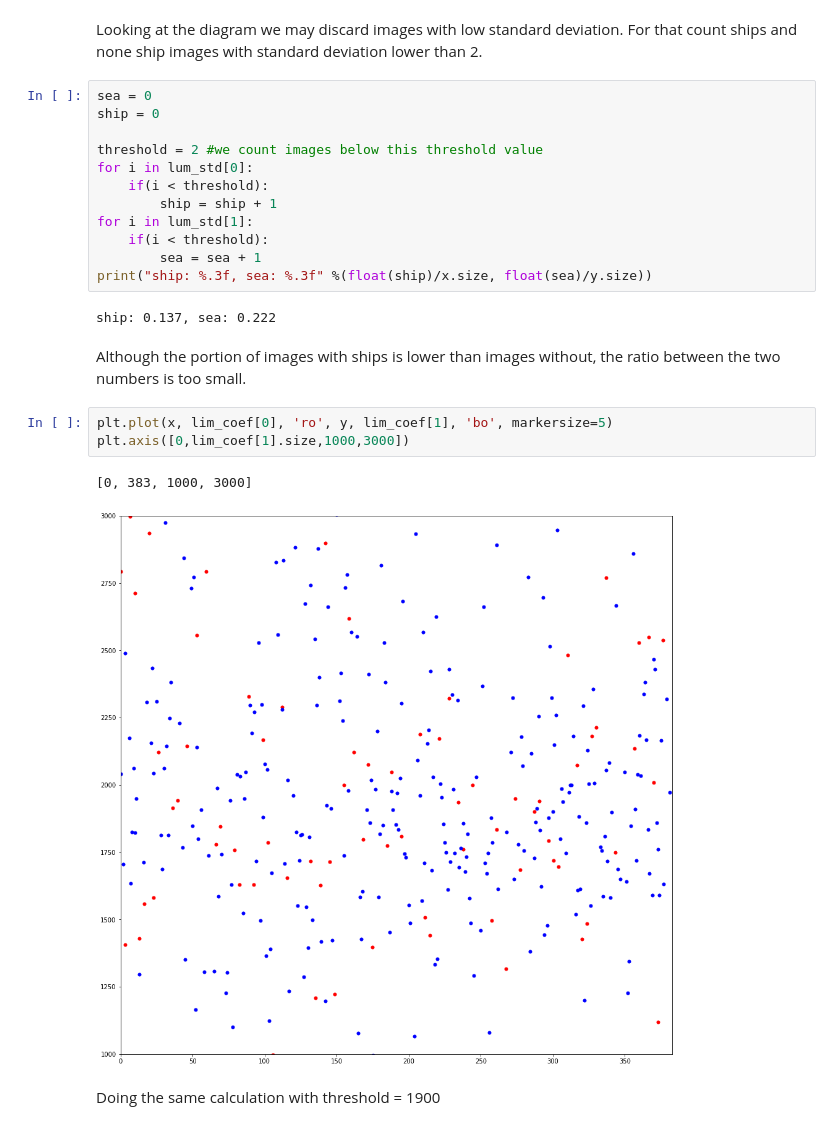
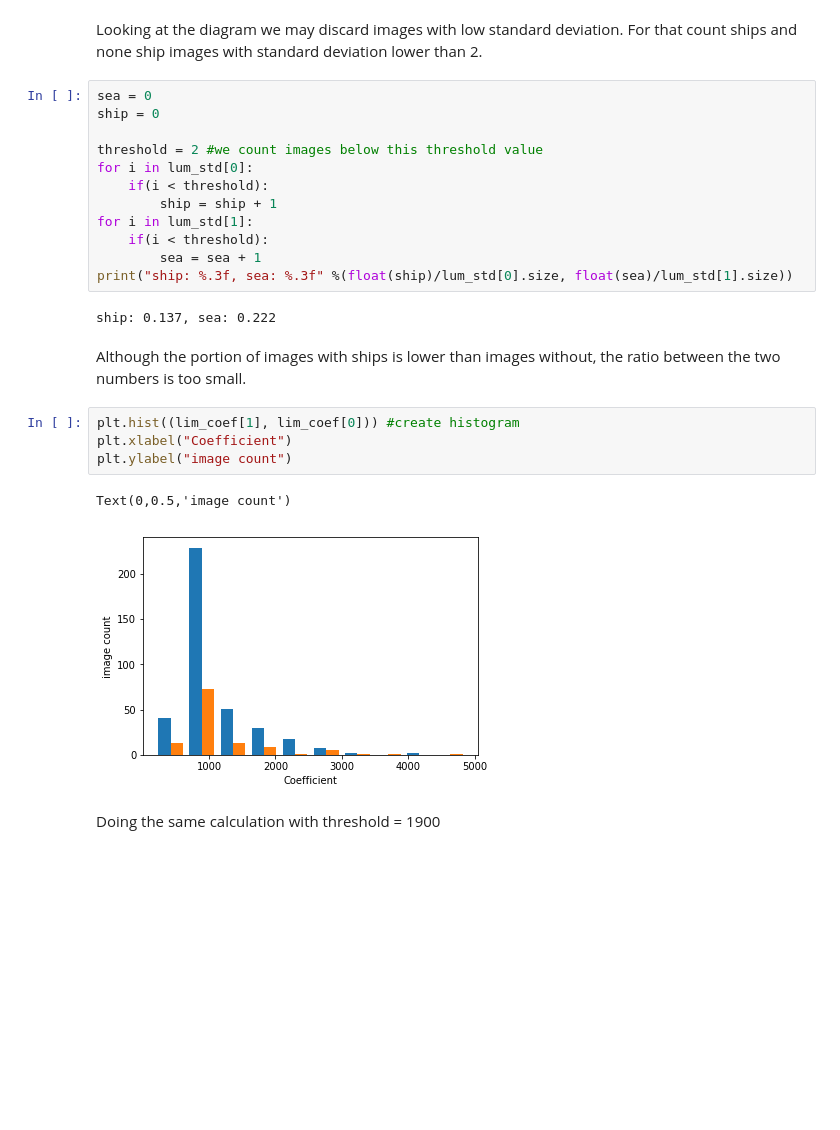
Before and after one commit to fenyesb/ShipDetection, a Jupyter notebook: Milestone1.ipynb, the cells around one changed output. Drawn from its saved outputs; the diff is of its cells as text; blank space fills up the shorter version.

```diff
--- a/Milestone1.ipynb
+++ b/Milestone1.ipynb
@@ -203,17 +220,18 @@ for i in lum_std[0]:
 for i in lum_std[1]:
     if(i < threshold):
         sea = sea + 1
-print("ship: %.3f, sea: %.3f" %(float(ship)/x.size, float(sea)/y.size))
+print("ship: %.3f, sea: %.3f" %(float(ship)/lum_std[0].size, float(sea)/lum_std[1].size))
 # %% [output]
 ship: 0.137, sea: 0.222
 # %% [markdown]
 Although the portion of images with ships is lower than images without, the ratio between the two numbers is too small.
-# %%
-plt.plot(x, lim_coef[0], 'ro', y, lim_coef[1], 'bo', markersize=5)
-plt.axis([0,lim_coef[1].size,1000,3000])
-# %% [output]
-[0, 383, 1000, 3000]
-[figure, removed]
+# %%
+plt.hist((lim_coef[1], lim_coef[0])) #create histogram
+plt.xlabel("Coefficient")
+plt.ylabel("image count")
+# %% [output]
+Text(0,0.5,'image count')
+[figure, added]
 # %% [markdown]
 Doing the same calculation with threshold = 1900
 # %%
```
Also changed, not shown: parts of 5 cells of this notebook.
